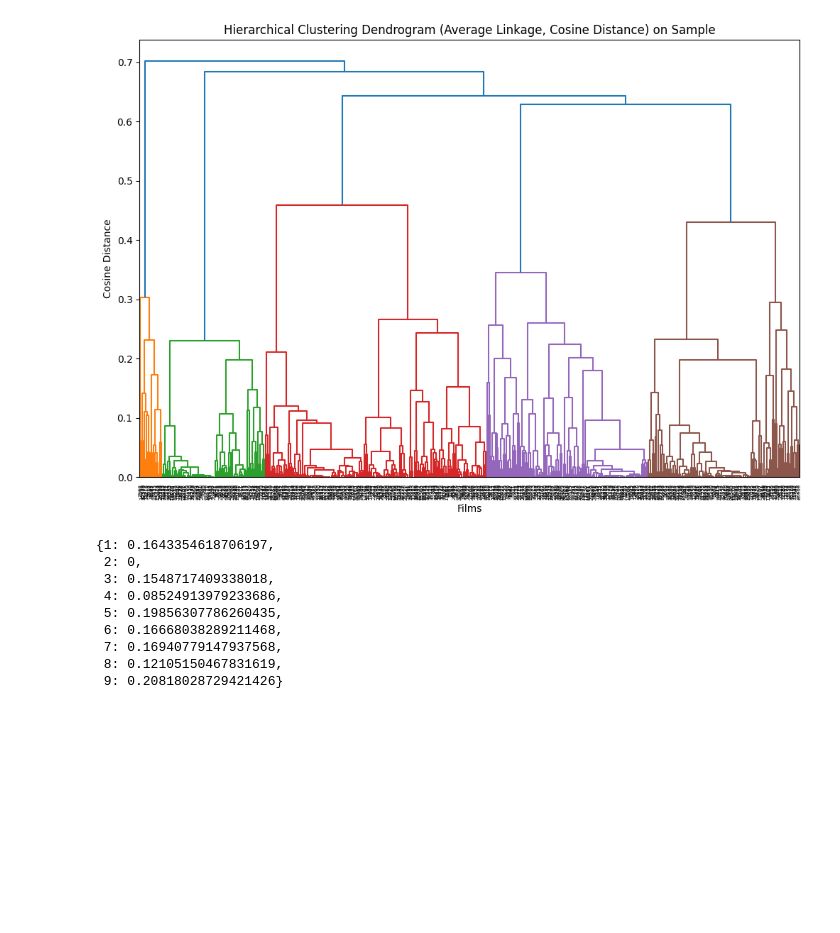
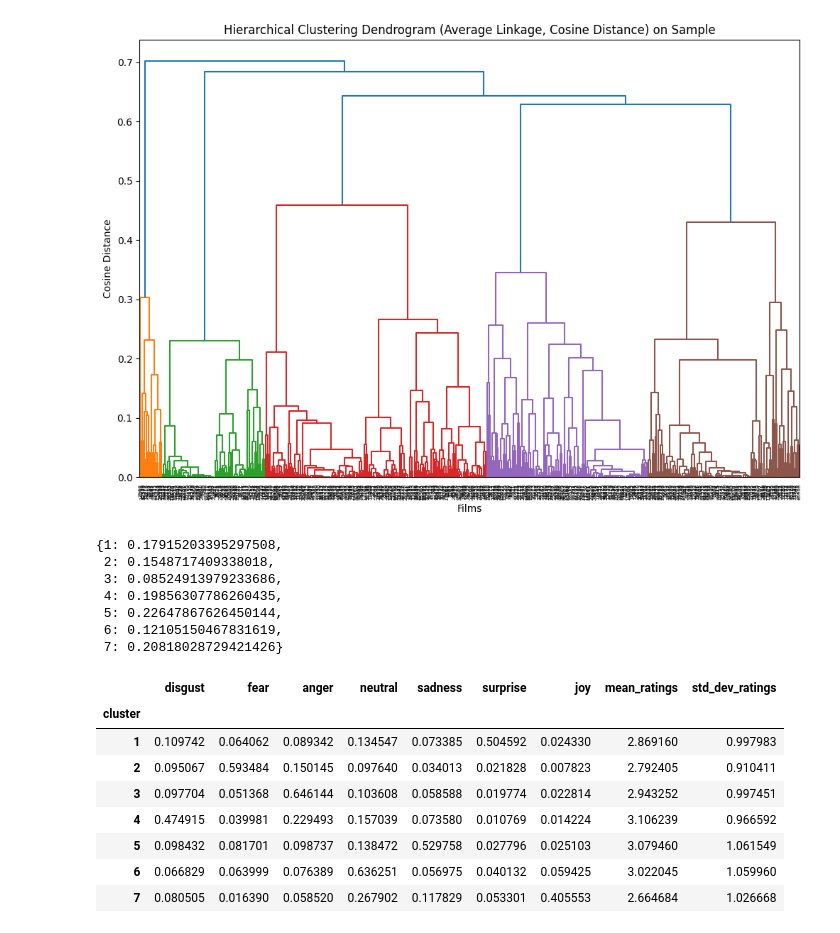
Before and after one commit to epfl-ada/ada-2024-project-phpjj1, a Jupyter notebook: src/scripts/Question5_ClusterAnalysis.ipynb, the cells around one changed output. Saved outputs shown, nothing was run; the diff lists cells and outputs as text; code cells hidden in the pictures; blank space fills up the shorter version.

```diff
--- a/src/scripts/Question5_ClusterAnalysis.ipynb
+++ b/src/scripts/Question5_ClusterAnalysis.ipynb
@@ -76,12 +85,11 @@ plt.show()
 # %% [output]
 [figure]
 # %%
-cutoff = 0.3
+cutoff = 0.36
 
 cluster_labels = fcluster(linkage_matrix, t = cutoff, criterion='distance')
-sample_df['cluster'] = cluster_labels
+cluster_df['cluster'] = cluster_labels
 
-cluster_summary = sample_df.groupby('cluster').mean()
 
 distance_square = squareform(distance_matrix)
 
@@ -100,15 +108,27 @@ def compute_inner_cluster_distances(labels, distances):
 inner_cluster_distances = compute_inner_cluster_distances(cluster_labels, distance_square)
 inner_cluster_distances
 # %% [output]
-{1: 0.1643354618706197,
- 2: 0,
- 3: 0.1548717409338018,
- 4: 0.08524913979233686,
- 5: 0.19856307786260435,
- 6: 0.16668038289211468,
- 7: 0.16940779147937568,
- 8: 0.12105150467831619,
- 9: 0.20818028729421426}
+{1: 0.17915203395297508,
+ 2: 0.1548717409338018,
+ 3: 0.08524913979233686,
+ 4: 0.19856307786260435,
+ 5: 0.22647867626450144,
+ 6: 0.12105150467831619,
+ 7: 0.20818028729421426}
+# %%
+sample_df = pd.concat([cluster_df, sample_df[ratings]], axis=1)
+cluster_summary = sample_df.groupby('cluster').mean()
+cluster_summary
+# %% [output]
+|  | disgust | fear | anger | neutral | sadness | surprise | joy | mean_ratings | std_dev_ratings |
+| cluster |  |  |  |  |  |  |  |  |  |
+| 1 | 0.109742 | 0.064062 | 0.089342 | 0.134547 | 0.073385 | 0.504592 | 0.024330 | 2.869160 | 0.997983 |
+| 2 | 0.095067 | 0.593484 | 0.150145 | 0.097640 | 0.034013 | 0.021828 | 0.007823 | 2.792405 | 0.910411 |
+| 3 | 0.097704 | 0.051368 | 0.646144 | 0.103608 | 0.058588 | 0.019774 | 0.022814 | 2.943252 | 0.997451 |
+| 4 | 0.474915 | 0.039981 | 0.229493 | 0.157039 | 0.073580 | 0.010769 | 0.014224 | 3.106239 | 0.966592 |
+| 5 | 0.098432 | 0.081701 | 0.098737 | 0.138472 | 0.529758 | 0.027796 | 0.025103 | 3.079460 | 1.061549 |
+| 6 | 0.066829 | 0.063999 | 0.076389 | 0.636251 | 0.056975 | 0.040132 | 0.059425 | 3.022045 | 1.059960 |
+| 7 | 0.080505 | 0.016390 | 0.058520 | 0.267902 | 0.117829 | 0.053301 | 0.405553 | 2.664684 | 1.026668 |
 # %%
 def plot_radar_chart(data, title):
     categories = data.columns
```
Also changed, not shown: parts of 5 cells of this notebook.
